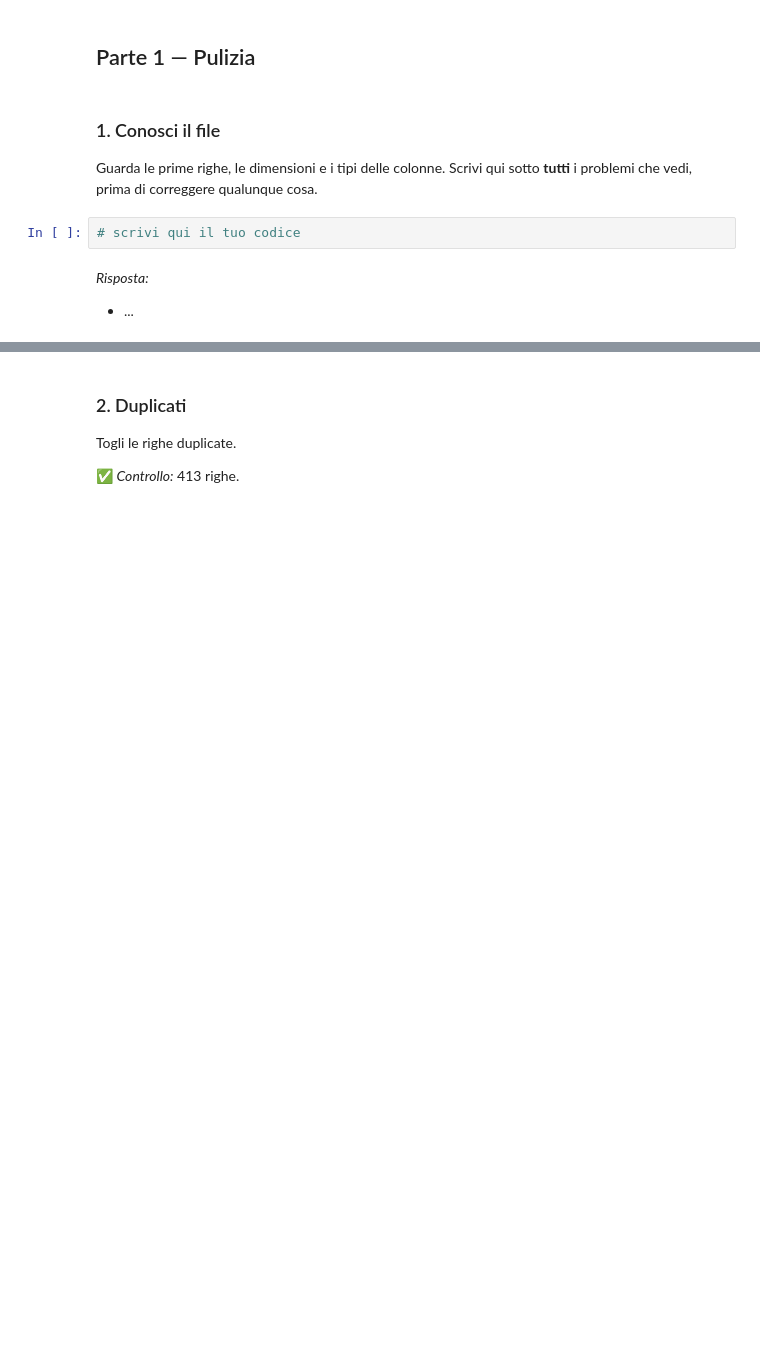
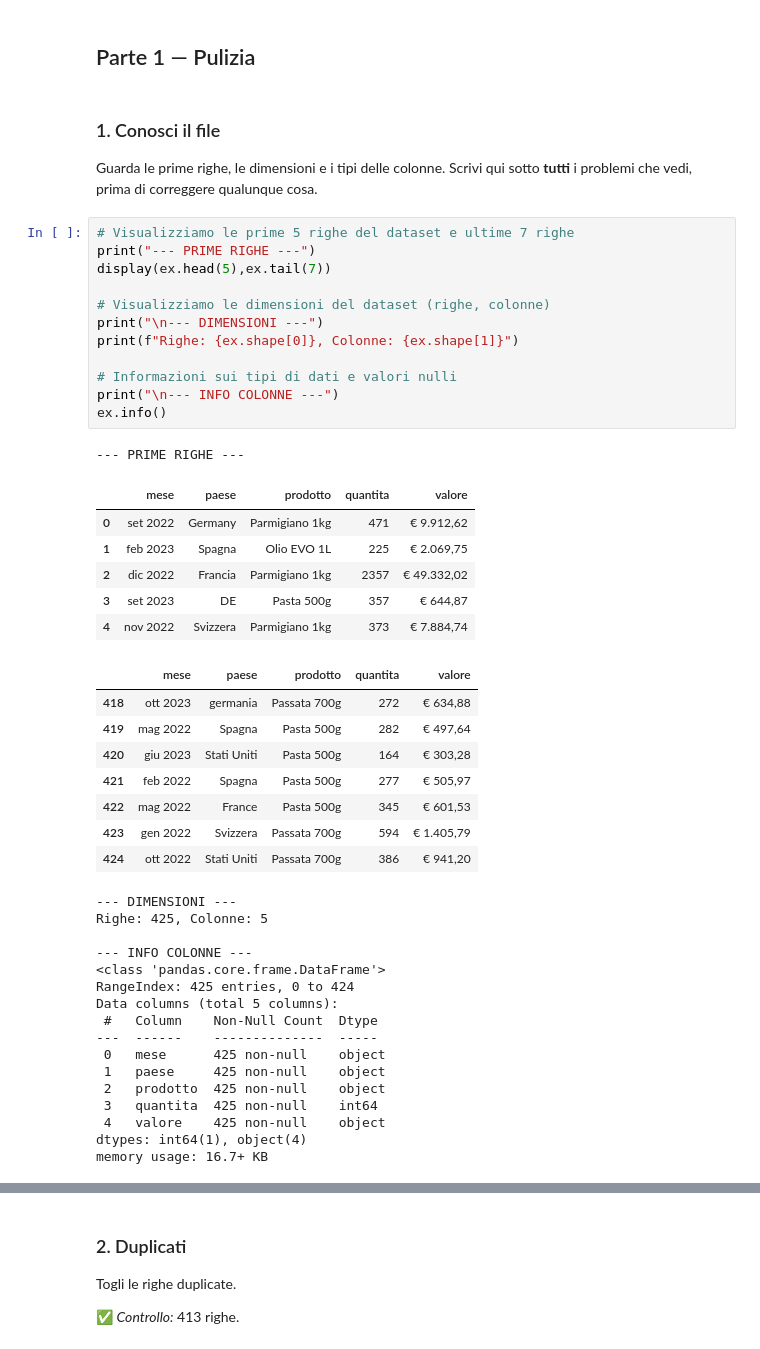
Before and after one commit to zakariarajeb-crypto/SIMA2026, a Jupyter notebook: esercitazioni/E04_pulizia/E04_task.ipynb, the cells around one changed output, grey strips where cells are left out. Saved outputs shown, nothing was run; the diff lists cells and outputs as text; blank space fills up the shorter version.

```diff
--- a/esercitazioni/E04_pulizia/E04_task.ipynb
+++ b/esercitazioni/E04_pulizia/E04_task.ipynb
@@ -78,8 +36,47 @@ ex = pd.read_excel("https://raw.githubusercontent.com/andrealorenzon/SIMA2026/ma
 ### 1. Conosci il file
 
 Guarda le prime righe, le dimensioni e i tipi delle colonne. Scrivi qui sotto **tutti** i problemi che vedi, prima di correggere qualunque cosa.
-# %%
-# scrivi qui il tuo codice
-# %% [markdown]
-*Risposta:*
-- ...
+# %%
+# Visualizziamo le prime 5 righe del dataset e ultime 7 righe
+print("--- PRIME RIGHE ---")
+display(ex.head(5),ex.tail(7))
+
+# Visualizziamo le dimensioni del dataset (righe, colonne)
+print("\n--- DIMENSIONI ---")
+print(f"Righe: {ex.shape[0]}, Colonne: {ex.shape[1]}")
+
+# Informazioni sui tipi di dati e valori nulli
+print("\n--- INFO COLONNE ---")
+ex.info()
+# %% [output]
+--- PRIME RIGHE ---
+|  | mese | paese | prodotto | quantita | valore |
+| 0 | set 2022 | Germany | Parmigiano 1kg | 471 | € 9.912,62 |
+| 1 | feb 2023 | Spagna | Olio EVO 1L | 225 | € 2.069,75 |
+| 2 | dic 2022 | Francia | Parmigiano 1kg | 2357 | € 49.332,02 |
+| 3 | set 2023 | DE | Pasta 500g | 357 | € 644,87 |
+| 4 | nov 2022 | Svizzera | Parmigiano 1kg | 373 | € 7.884,74 |
+|  | mese | paese | prodotto | quantita | valore |
+| 418 | ott 2023 | germania | Passata 700g | 272 | € 634,88 |
+| 419 | mag 2022 | Spagna | Pasta 500g | 282 | € 497,64 |
+| 420 | giu 2023 | Stati Uniti | Pasta 500g | 164 | € 303,28 |
+| 421 | feb 2022 | Spagna | Pasta 500g | 277 | € 505,97 |
+| 422 | mag 2022 | France | Pasta 500g | 345 | € 601,53 |
+| 423 | gen 2022 | Svizzera | Passata 700g | 594 | € 1.405,79 |
+| 424 | ott 2022 | Stati Uniti | Passata 700g | 386 | € 941,20 |
+--- DIMENSIONI ---
+Righe: 425, Colonne: 5
+
+--- INFO COLONNE ---
+<class 'pandas.core.frame.DataFrame'>
+RangeIndex: 425 entries, 0 to 424
+Data columns (total 5 columns):
+ #   Column    Non-Null Count  Dtype
+---  ------    --------------  -----
+ 0   mese      425 non-null    object
+ 1   paese     425 non-null    object
+ 2   prodotto  425 non-null    object
+ 3   quantita  425 non-null    int64
+ 4   valore    425 non-null    object
+dtypes: int64(1), object(4)
+memory usage: 16.7+ KB
```
Also changed, not shown: parts of 17 cells of this notebook.
